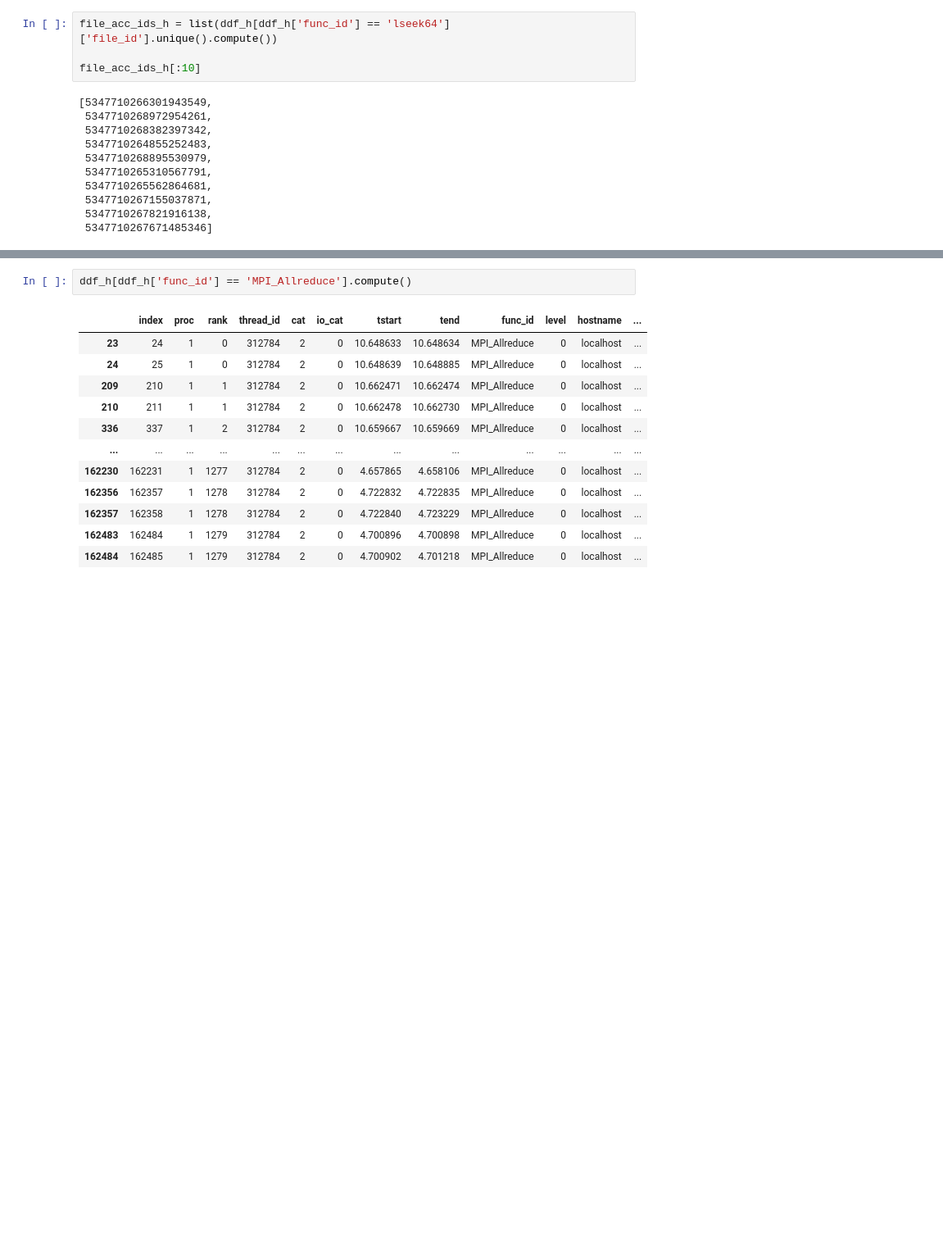
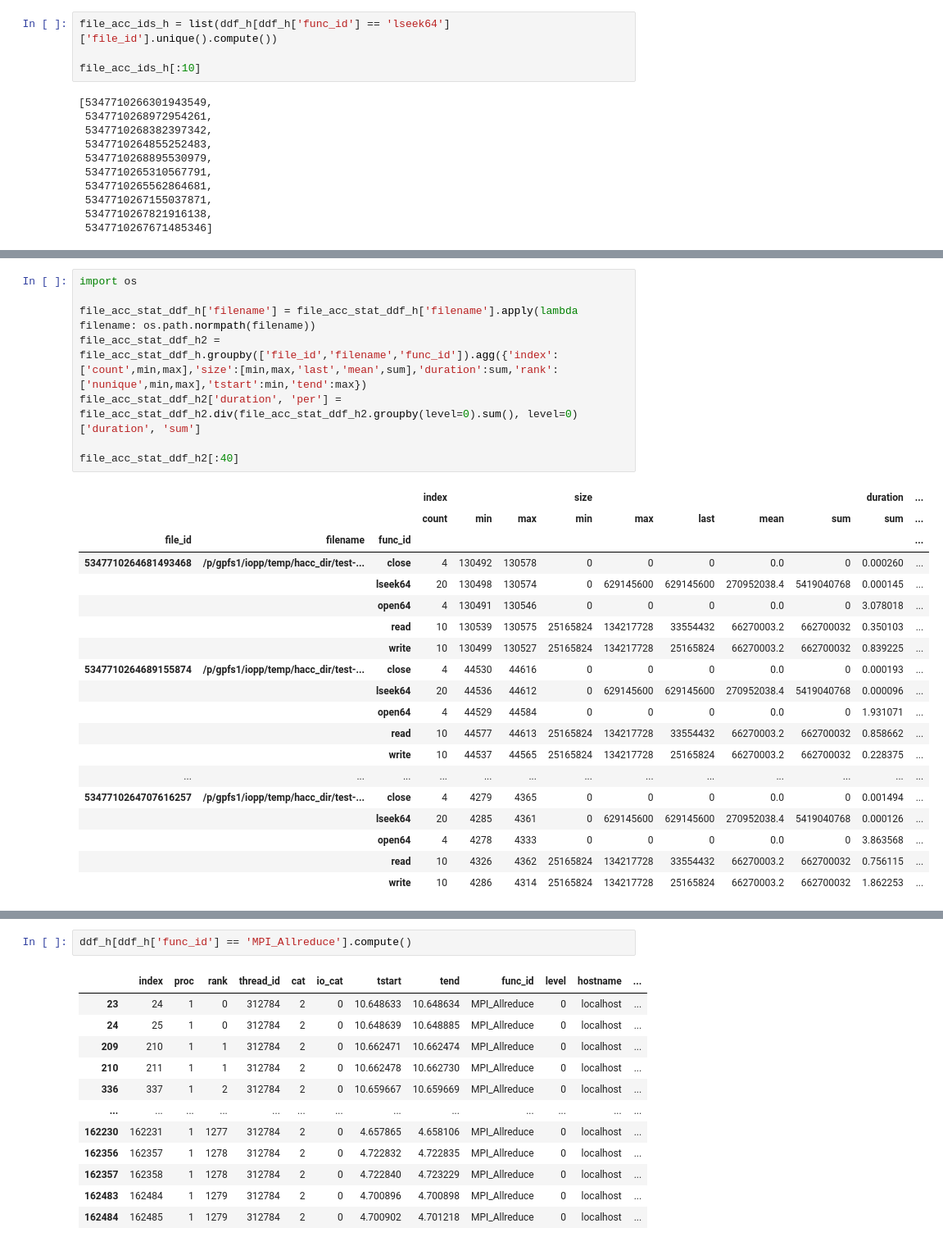
Before and after one commit to izzet/wisio, a Jupyter notebook: notebooks/playground.ipynb, the cells around one changed output, grey strips where cells are left out. Shown: that part at 82% size. Drawn from its saved outputs; the diff is of its cells as text; blank space fills up the shorter version.

```diff
--- a/notebooks/playground.ipynb
+++ b/notebooks/playground.ipynb
@@ -468,0 +459,28 @@ file_acc_stat_ddf_h[:40]
+# %%
+import os
+
+file_acc_stat_ddf_h['filename'] = file_acc_stat_ddf_h['filename'].apply(lambda filename: os.path.normpath(filename))
+file_acc_stat_ddf_h2 = file_acc_stat_ddf_h.groupby(['file_id','filename','func_id']).agg({'index':['count',min,max],'size':[min,max,'last','mean',sum],'duration':sum,'rank':['nunique',min,max],'tstart':min,'tend':max})
+file_acc_stat_ddf_h2['duration', 'per'] = file_acc_stat_ddf_h2.div(file_acc_stat_ddf_h2.groupby(level=0).sum(), level=0)['duration', 'sum']
+
+file_acc_stat_ddf_h2[:40]
+# %% [output]
+|  |  |  | index |  |  | size |  |  |  |  | duration | ... |
+|  |  |  | count | min | max | min | max | last | mean | sum | sum | ... |
+| file_id | filename | func_id |  |  |  |  |  |  |  |  |  | ... |
+| 5347710264681493468 | /p/gpfs1/iopp/temp/hacc_dir/test-... | close | 4 | 130492 | 130578 | 0 | 0 | 0 | 0.0 | 0 | 0.000260 | ... |
+|  |  | lseek64 | 20 | 130498 | 130574 | 0 | 629145600 | 629145600 | 270952038.4 | 5419040768 | 0.000145 | ... |
+|  |  | open64 | 4 | 130491 | 130546 | 0 | 0 | 0 | 0.0 | 0 | 3.078018 | ... |
+|  |  | read | 10 | 130539 | 130575 | 25165824 | 134217728 | 33554432 | 66270003.2 | 662700032 | 0.350103 | ... |
+|  |  | write | 10 | 130499 | 130527 | 25165824 | 134217728 | 25165824 | 66270003.2 | 662700032 | 0.839225 | ... |
+| 5347710264689155874 | /p/gpfs1/iopp/temp/hacc_dir/test-... | close | 4 | 44530 | 44616 | 0 | 0 | 0 | 0.0 | 0 | 0.000193 | ... |
+|  |  | lseek64 | 20 | 44536 | 44612 | 0 | 629145600 | 629145600 | 270952038.4 | 5419040768 | 0.000096 | ... |
+|  |  | open64 | 4 | 44529 | 44584 | 0 | 0 | 0 | 0.0 | 0 | 1.931071 | ... |
+|  |  | read | 10 | 44577 | 44613 | 25165824 | 134217728 | 33554432 | 66270003.2 | 662700032 | 0.858662 | ... |
+|  |  | write | 10 | 44537 | 44565 | 25165824 | 134217728 | 25165824 | 66270003.2 | 662700032 | 0.228375 | ... |
+| ... | ... | ... | ... | ... | ... | ... | ... | ... | ... | ... | ... | ... |
+| 5347710264707616257 | /p/gpfs1/iopp/temp/hacc_dir/test-... | close | 4 | 4279 | 4365 | 0 | 0 | 0 | 0.0 | 0 | 0.001494 | ... |
+|  |  | lseek64 | 20 | 4285 | 4361 | 0 | 629145600 | 629145600 | 270952038.4 | 5419040768 | 0.000126 | ... |
+|  |  | open64 | 4 | 4278 | 4333 | 0 | 0 | 0 | 0.0 | 0 | 3.863568 | ... |
+|  |  | read | 10 | 4326 | 4362 | 25165824 | 134217728 | 33554432 | 66270003.2 | 662700032 | 0.756115 | ... |
+|  |  | write | 10 | 4286 | 4314 | 25165824 | 134217728 | 25165824 | 66270003.2 | 662700032 | 1.862253 | ... |
```
Also changed, not shown: parts of 51 cells of this notebook, 10 other files.
